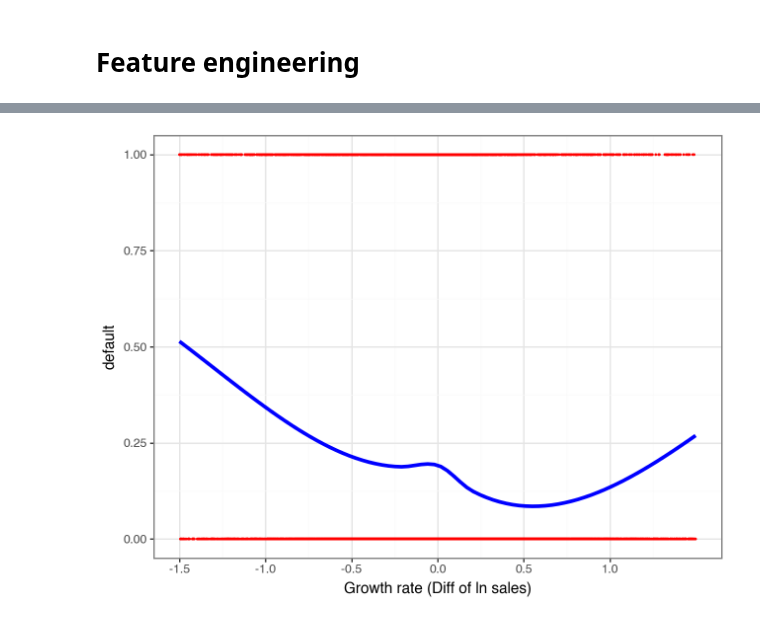
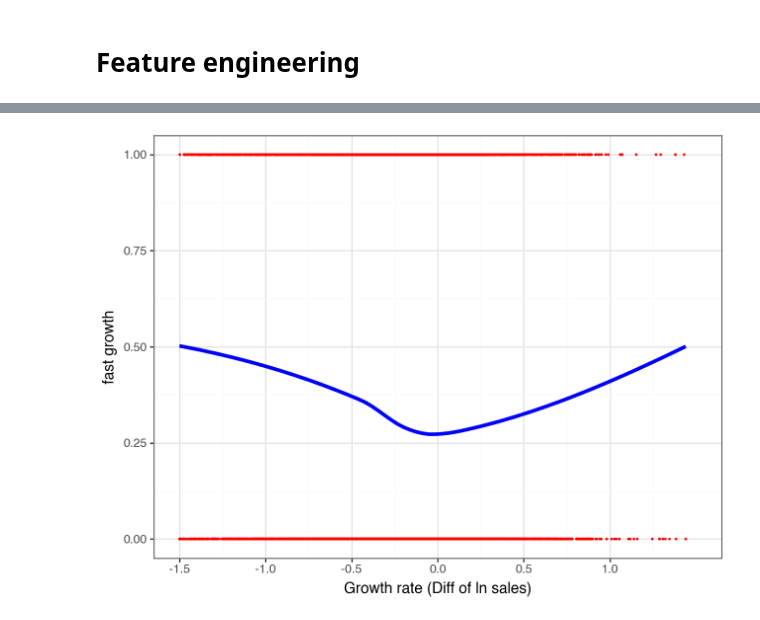
Before and after one commit to ghadena/DA3, a Jupyter notebook: assignment_2/ch17-firm-exit-data-prep.ipynb, the cells around one changed output, grey strips where cells are left out. Cells and saved outputs as stored; diff of their text form; code cells hidden in the pictures.

```diff
--- a/assignment_2/ch17-firm-exit-data-prep.ipynb
+++ b/assignment_2/ch17-firm-exit-data-prep.ipynb
@@ -200,8 +190,8 @@ data.to_csv(path + "/firm_exit.csv", index=False)
 # %% [markdown]
 # Feature engineering
 # %%
-current_csv_path = os.path.join(path, "firm_exit.csv")
-data = pd.read_csv(current_csv_path)
+# current_csv_path = os.path.join(path, "firm_exit.csv")
+# data = pd.read_csv(current_csv_path)
 # %%
 # change some industry category codes
 data["ind2_cat"] = data["ind2"].copy()
@@ -443,8 +441,6 @@ data = data.drop(["labor_avg"], axis=1)
 # create category type variables
 data["urban_m"] = data["urban_m"].astype("category")
 data["ind2_cat"] = data["ind2_cat"].astype("category")
-data["default_f"] = data["default"].astype("category")
-data["default_f"] = data["default_f"].cat.rename_categories(["no_default", "default"])
 # %%
 ########################################################################
 # sales
@@ -517,14 +484,3 @@ Name: d1_sales_mil_log, dtype: float64
-# %%
-# generate variables ---------------------------------------------------
-
-data["flag_low_d1_sales_mil_log"] = np.where(data["d1_sales_mil_log"] < -1.5, 1, 0)
-data["flag_high_d1_sales_mil_log"] = np.where(data["d1_sales_mil_log"] > 1.5, 1, 0)
-data["d1_sales_mil_log_mod"] = np.where(
-    data["d1_sales_mil_log"] < -1.5,
-    -1.5,
-    np.where(data["d1_sales_mil_log"] > 1.5, 1.5, data["d1_sales_mil_log"]),
-)
-data["d1_sales_mil_log_mod_sq"] = data["d1_sales_mil_log_mod"] ** 2
 # %%
 # no more imputation, drop obs if key vars missing
 data = data.dropna(subset=["liq_assets_bs", "foreign", "ind"])
@@ -546,14 +502,16 @@ Name: age, dtype: float64
 # drop unused factor levels
 for col in data.select_dtypes(include=["category"]).columns:
     data[col] = data[col].cat.remove_unused_categories()
+# %%
+data["profit_margin"] = data["profit_loss_year"] / data["sales"]
 # %%
 (
-    ggplot(data, aes(x="d1_sales_mil_log", y="default"))
+    ggplot(data, aes(x="profit_margin", y="fast_growth"))
     + geom_point(size=0.1, color=color[1])
     + geom_smooth(method="loess", color=color[0], se=False, size=1.5, span=0.9)
-    + labs(x="Growth rate (Diff of ln sales)", y="default")
+    + labs(x="Growth rate (Diff of ln sales)", y="fast growth")
     + scale_x_continuous(limits=(-1.5, 1.5), breaks=np.arange(-1.5, 1.5, 0.5))
     + theme_bw()
 )
 # %% [output]
-[figure, old version]
+[figure, new version]
```
Also changed, not shown: parts of 41 cells of this notebook, 3 other files.
